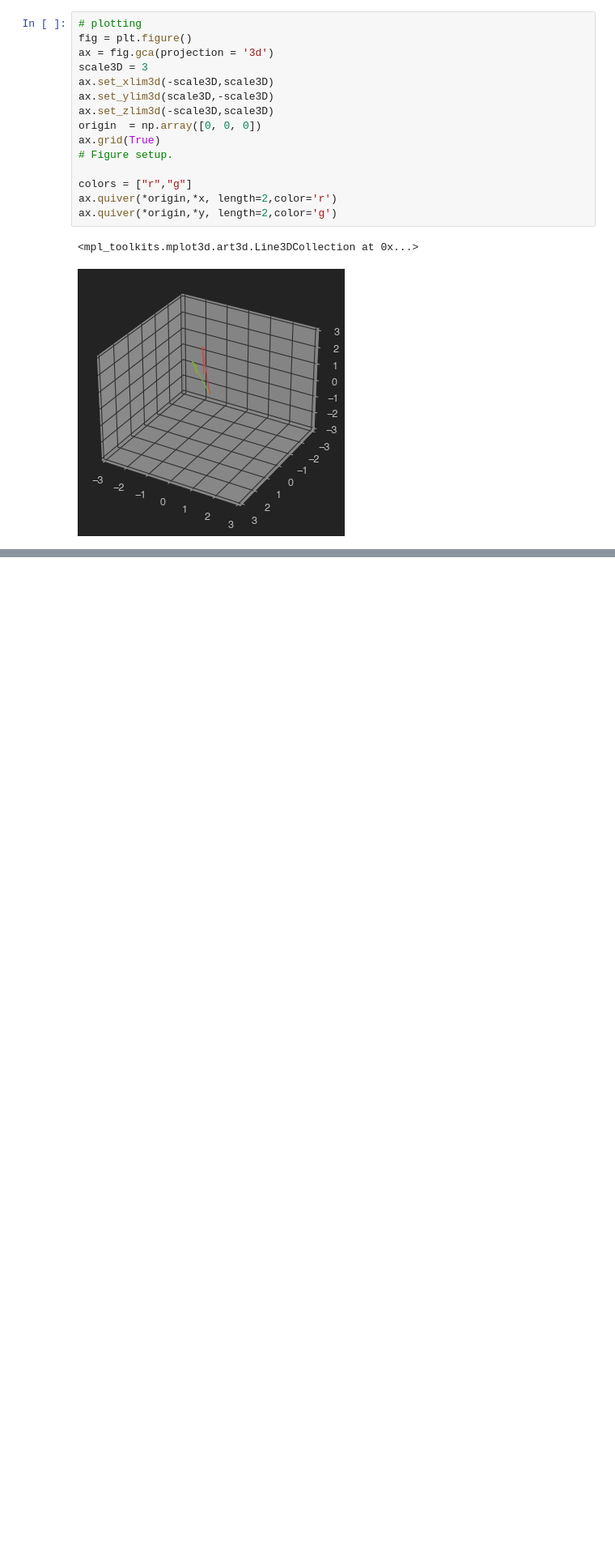
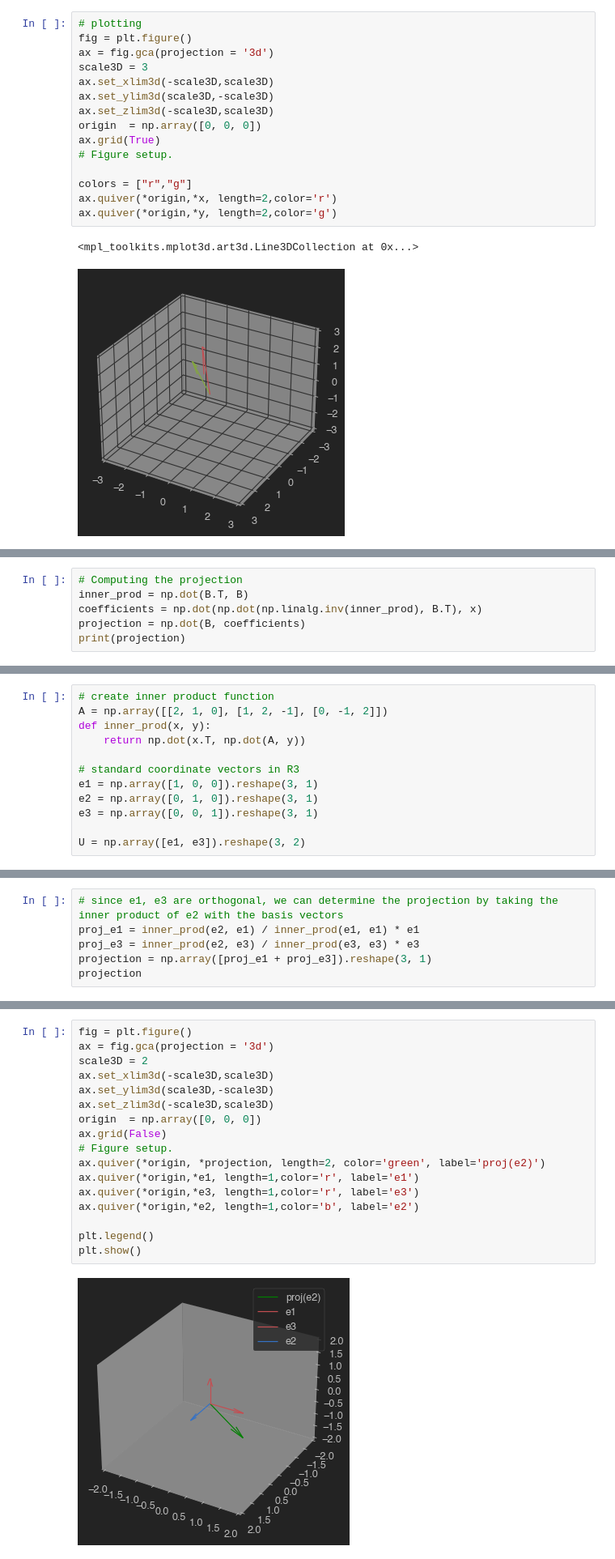
Before and after one commit to Pooret/biased_outliers, a Jupyter notebook: Ch. 3 Exercises.ipynb, the cells around one changed output, grey strips where cells are left out. Shown at 81% size. Cells and saved outputs as stored; diff of their text form; blank space fills up the shorter version.

```diff
--- a/Ch. 3 Exercises.ipynb
+++ b/Ch. 3 Exercises.ipynb
@@ -162,0 +305,6 @@ ax.quiver(*origin,*y, length=2,color='g')
+# %%
+# Computing the projection
+inner_prod = np.dot(B.T, B)
+coefficients = np.dot(np.dot(np.linalg.inv(inner_prod), B.T), x)
+projection = np.dot(B, coefficients)
+print(projection)
@@ -162,0 +380,12 @@ ax.quiver(*origin,*y, length=2,color='g')
+# %%
+# create inner product function
+A = np.array([[2, 1, 0], [1, 2, -1], [0, -1, 2]])
+def inner_prod(x, y):
+    return np.dot(x.T, np.dot(A, y))
+
+# standard coordinate vectors in R3
+e1 = np.array([1, 0, 0]).reshape(3, 1)
+e2 = np.array([0, 1, 0]).reshape(3, 1)
+e3 = np.array([0, 0, 1]).reshape(3, 1)
+
+U = np.array([e1, e3]).reshape(3, 2)
@@ -162,0 +403,6 @@ ax.quiver(*origin,*y, length=2,color='g')
+# %%
+# since e1, e3 are orthogonal, we can determine the projection by taking the inner product of e2 with the basis vectors
+proj_e1 = inner_prod(e2, e1) / inner_prod(e1, e1) * e1
+proj_e3 = inner_prod(e2, e3) / inner_prod(e3, e3) * e3
+projection = np.array([proj_e1 + proj_e3]).reshape(3, 1)
+projection
@@ -162,0 +423,19 @@ ax.quiver(*origin,*y, length=2,color='g')
+# %%
+fig = plt.figure()
+ax = fig.gca(projection = '3d')
+scale3D = 2
+ax.set_xlim3d(-scale3D,scale3D)
+ax.set_ylim3d(scale3D,-scale3D)
+ax.set_zlim3d(-scale3D,scale3D)
+origin  = np.array([0, 0, 0])
+ax.grid(False)
+# Figure setup.
+ax.quiver(*origin, *projection, length=2, color='green', label='proj(e2)')
+ax.quiver(*origin,*e1, length=1,color='r', label='e1')
+ax.quiver(*origin,*e3, length=1,color='r', label='e3')
+ax.quiver(*origin,*e2, length=1,color='b', label='e2')
+
+plt.legend()
+plt.show()
+# %% [output]
+[figure, added]
```
Also changed, not shown: parts of 25 cells of this notebook.
